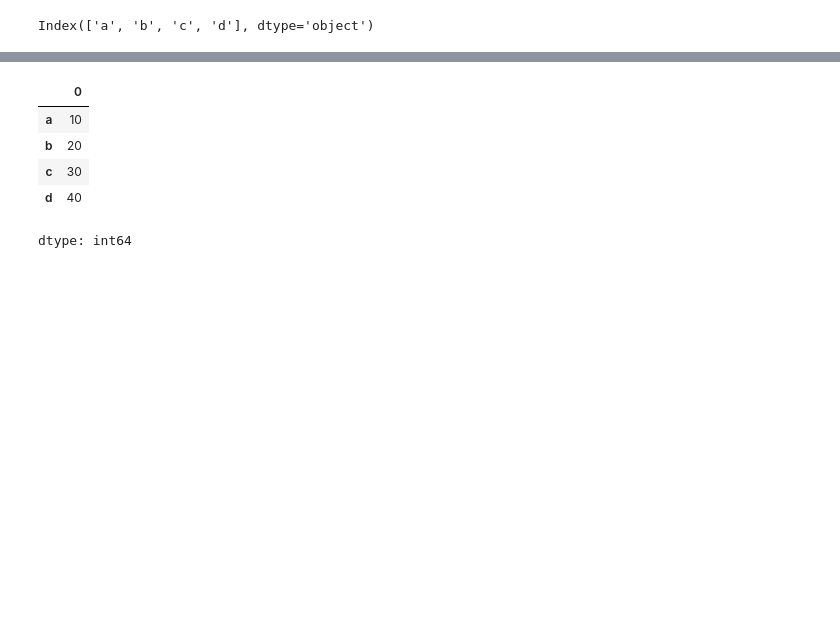
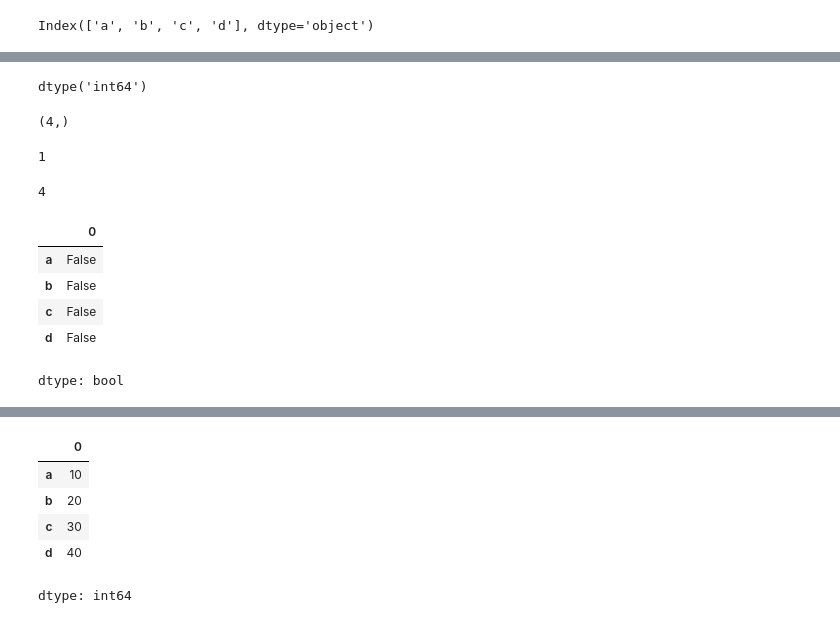
Before and after one commit to fateme-alk/learning, a Jupyter notebook: IBM_data_analysis/module1/IBM_data_analysis.ipynb, the cells around one changed output, grey strips where cells are left out. Drawn from its saved outputs; the diff is of its cells as text; code cells hidden in the pictures; blank space fills up the shorter version.

```diff
--- a/IBM_data_analysis/module1/IBM_data_analysis.ipynb
+++ b/IBM_data_analysis/module1/IBM_data_analysis.ipynb
@@ -714,0 +727,4 @@ Index(['a', 'b', 'c', 'd'], dtype='object')
+# %%
+se1.dtype
+# %% [output]
+dtype('int64')
@@ -714,0 +733,23 @@ Index(['a', 'b', 'c', 'd'], dtype='object')
+# %%
+se1.shape
+# %% [output]
+(4,)
+# %%
+# Number of dimensions (always 1 for Series).
+se1.ndim
+# %% [output]
+1
+# %%
+# Number of elements in the Series.
+se1.size
+# %% [output]
+4
+# %%
+se1.isnull()
+# %% [output]
+|  | 0 |
+| a | False |
+| b | False |
+| c | False |
+| d | False |
+dtype: bool
```
Also changed, not shown: parts of 11 cells of this notebook.
